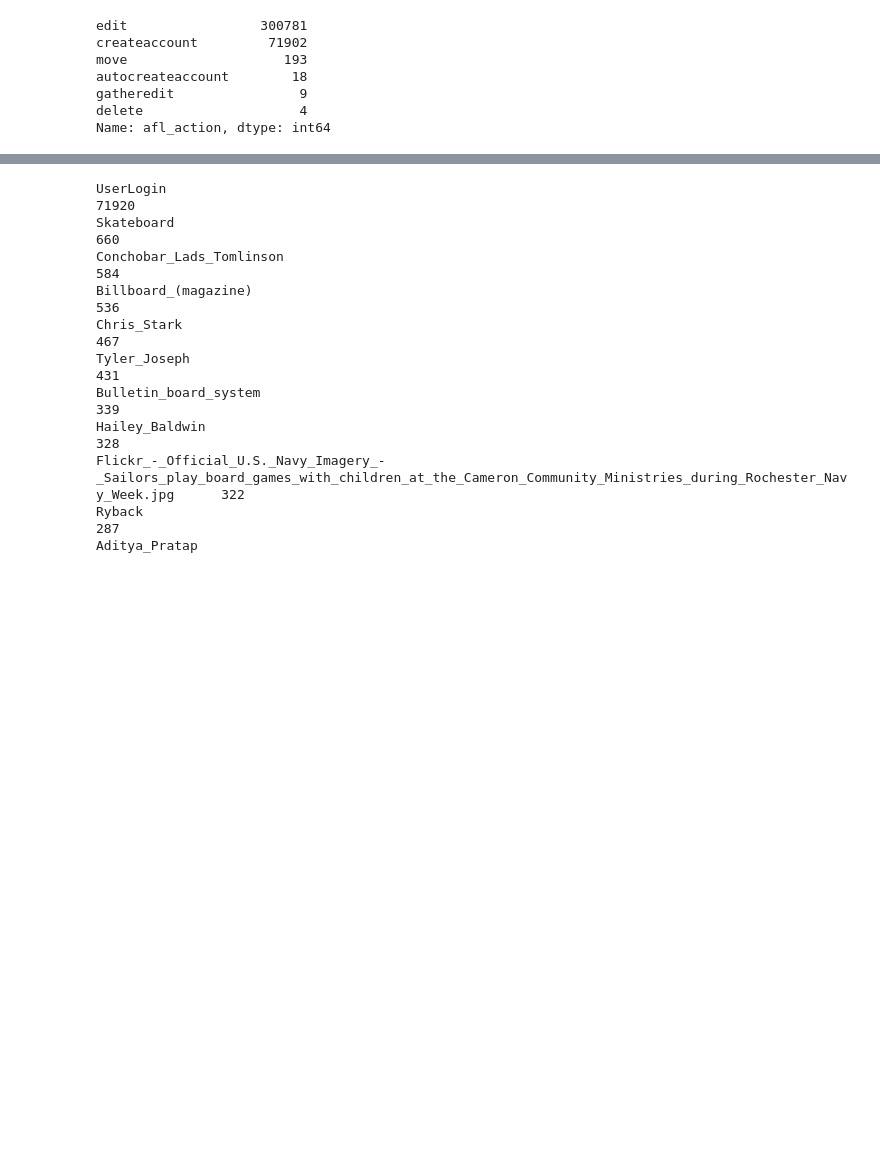
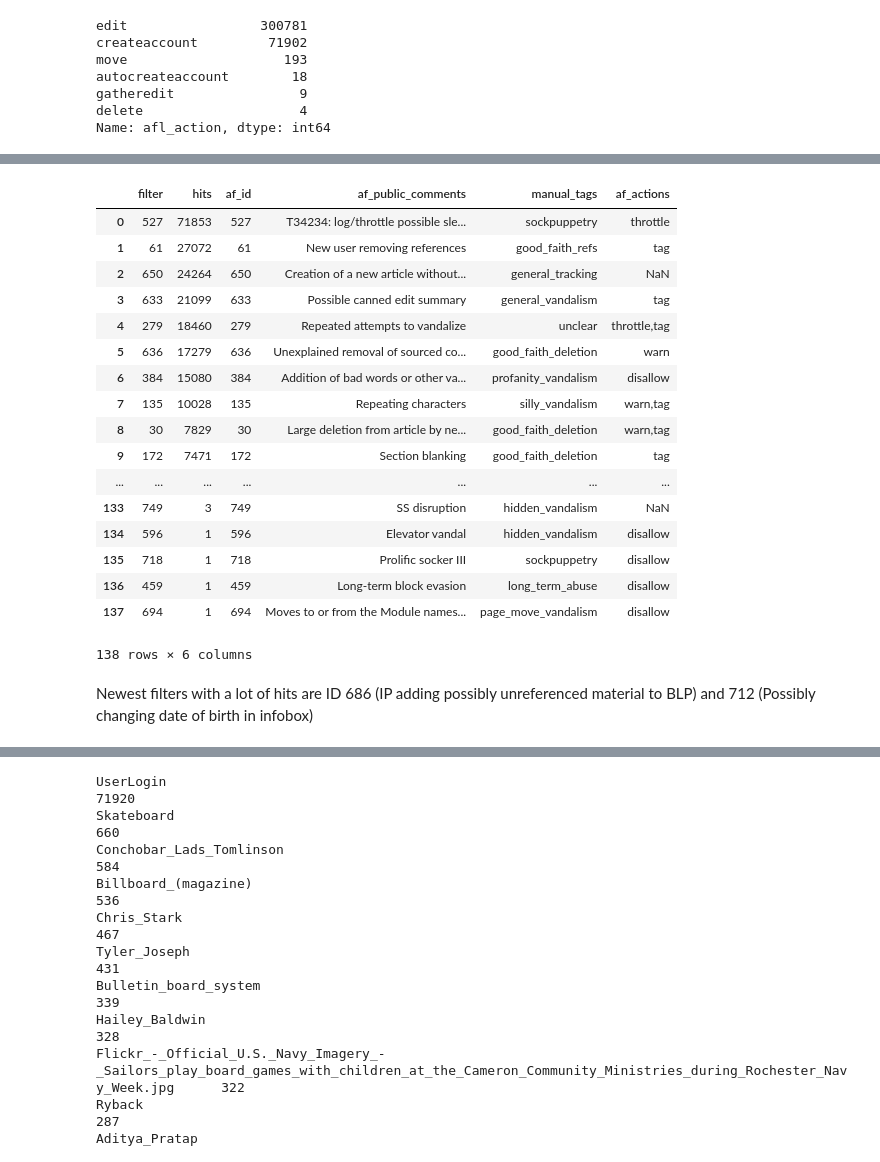
Before and after one commit to lusy/wikifilters, a Jupyter notebook: src/explore.ipynb, the cells around one changed output, grey strips where cells are left out. Saved outputs shown, nothing was run; the diff lists cells and outputs as text; code cells hidden in the pictures; blank space fills up the shorter version.

Commit message:
Explore most triggered filters, users during peak

```diff
--- a/src/explore.ipynb
+++ b/src/explore.ipynb
@@ -628,4 +640,5 @@ Name: afl_action, dtype: int64
 # %%
 # Number of hits per filter
-df_jan2016['afl_filter'].value_counts()
+hits_jan2016 = pd.DataFrame(data={'filter': df_jan2016['afl_filter'].value_counts().index, 'hits': df_jan2016['afl_filter'].value_counts()})
+hits_jan2016
 # %% [output]
@@ -649,3 +663,27 @@ Name: afl_filter, Length: 138, dtype: int64
+# %%
+hits_jan2016_tags = hits_jan2016.merge(df_2nd[['af_id', 'af_public_comments', 'manual_tags', 'af_actions']], how='inner', left_on='filter', right_on='af_id')
+hits_jan2016_tags
+# %% [output]
+|  | filter | hits | af_id | af_public_comments | manual_tags | af_actions |
+| 0 | 527 | 71853 | 527 | T34234: log/throttle possible sle... | sockpuppetry | throttle |
+| 1 | 61 | 27072 | 61 | New user removing references | good_faith_refs | tag |
+| 2 | 650 | 24264 | 650 | Creation of a new article without... | general_tracking | NaN |
+| 3 | 633 | 21099 | 633 | Possible canned edit summary | general_vandalism | tag |
+| 4 | 279 | 18460 | 279 | Repeated attempts to vandalize | unclear | throttle,tag |
+| 5 | 636 | 17279 | 636 | Unexplained removal of sourced co... | good_faith_deletion | warn |
+| 6 | 384 | 15080 | 384 | Addition of bad words or other va... | profanity_vandalism | disallow |
+| 7 | 135 | 10028 | 135 | Repeating characters | silly_vandalism | warn,tag |
+| 8 | 30 | 7829 | 30 | Large deletion from article by ne... | good_faith_deletion | warn,tag |
+| 9 | 172 | 7471 | 172 | Section blanking | good_faith_deletion | tag |
+| ... | ... | ... | ... | ... | ... | ... |
+| 133 | 749 | 3 | 749 | SS disruption | hidden_vandalism | NaN |
+| 134 | 596 | 1 | 596 | Elevator vandal | hidden_vandalism | disallow |
+| 135 | 718 | 1 | 718 | Prolific socker III | sockpuppetry | disallow |
+| 136 | 459 | 1 | 459 | Long-term block evasion | long_term_abuse | disallow |
+| 137 | 694 | 1 | 694 | Moves to or from the Module names... | page_move_vandalism | disallow |
+138 rows × 6 columns
+# %% [markdown]
+Newest filters with a lot of hits are ID 686 (IP adding possibly unreferenced material to BLP) and 712 (Possibly changing date of birth in infobox)
 # %%
 # What were the filters with most hits filtering
 df_jan2016[df_jan2016['afl_filter'] == 61]
```
Also changed, not shown: parts of 4 cells of this notebook.
